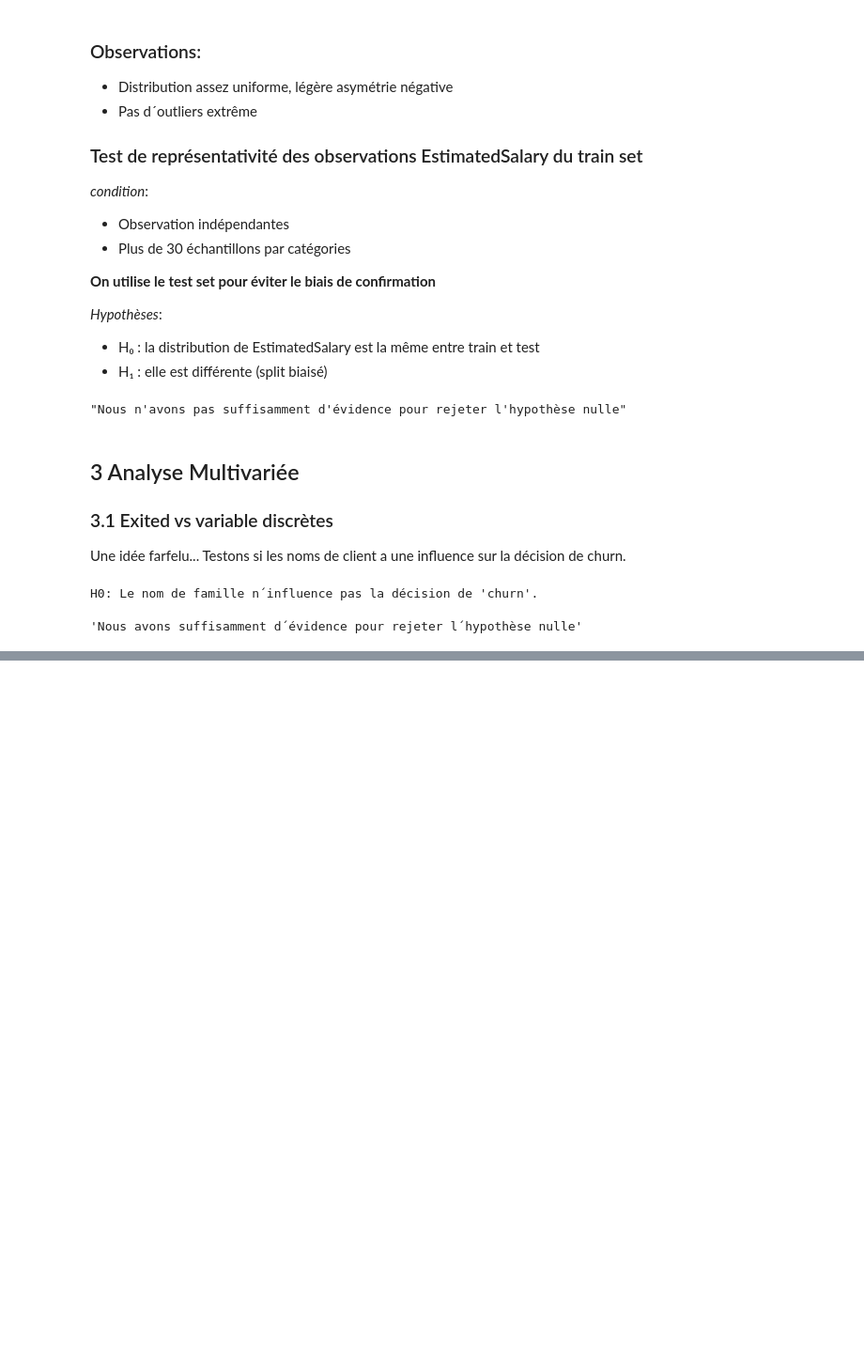
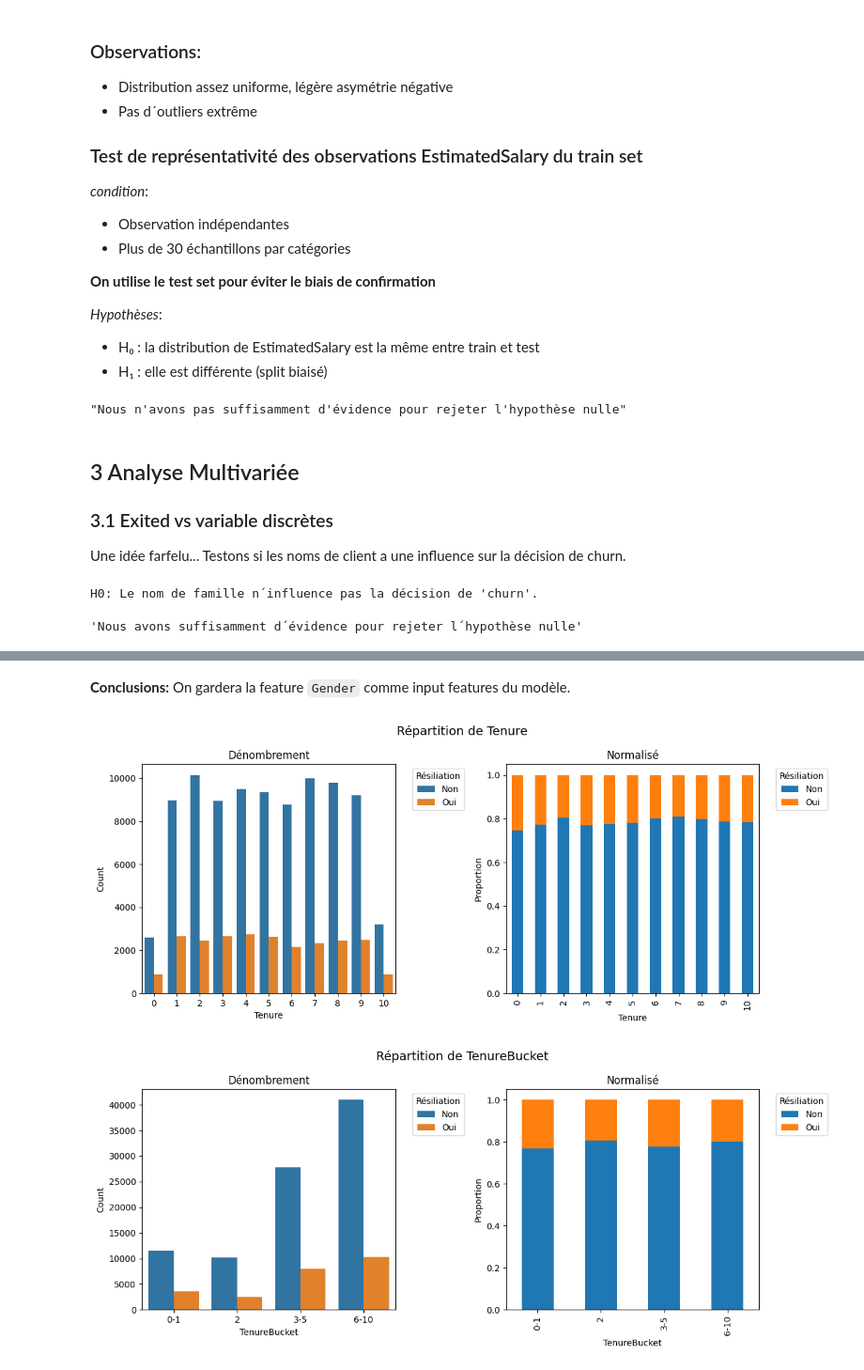
Before and after one commit to lbihin/mlpro-classification-bank-churn-2025, a Jupyter notebook: eda/eda.ipynb, the cells around one changed output, grey strips where cells are left out. Shown at 94% size. Cells and saved outputs as stored; diff of their text form; code cells hidden in the pictures; blank space fills up the shorter version.

```diff
--- a/eda/eda.ipynb
+++ b/eda/eda.ipynb
@@ -2536,0 +1257,71 @@ afficher_feature_continue_vs_target_par_pays(feature='churn_score', second_featu
+# %% [markdown]
+**Conclusions:** On gardera la feature `Gender` comme input features du modèle.
+# %%
+from itertools import combinations
+from statsmodels.stats.proportion import proportions_ztest
+
+afficher_feature_vs_target('Tenure', train_df)
+
+bucket_map = trouver_groupes(train_df, 'Tenure', alpha=ALPHA)
+train_df = regrouper(train_df, bucket_map, 'Tenure', 'TenureBucket')
+
+afficher_feature_vs_target('TenureBucket', train_df)
+
+print("Test H₀:")
+h0 = "Le taux de résiliation est identique quelque soit l´ancienneté"
+contingency = pd.crosstab(test_df.Tenure, test_df[TARGET])
+chi2, p_value, dof, expected = stats.chi2_contingency(contingency)
+if p_value < ALPHA:
+    print(f'{h0 :-<85} H₀ rejetée')
+else :
+    print(f"{h0 :-<85} '-'")
+
+
+h0 = "Les nouveaux clients résilient autant que les autres."
+
+test_df['IsNewCustomer'] = (test_df.Tenure == 0).astype(bool)
+contingency = pd.crosstab(test_df.IsNewCustomer, test_df.Exited)
+
+n_success = contingency[1].values  # taux [churn ResteMonde, churn germany]
+n_obs = contingency.sum(axis=1).values
+stat, p_value = proportions_ztest(n_success, n_obs, alternative='two-sided')
+if p_value < ALPHA:
+    print(f'{h0 :-<85} H₀ rejetée')
+else :
+    print(f"{h0 :-<85} '-'")
+
+h0 = "Les anciens clients résilient autant que les autres."
+
+test_df['IsLoyalCustomer'] = (test_df.Tenure >= 8).astype(bool)
+contingency = pd.crosstab(test_df.IsLoyalCustomer, test_df.Exited)
+
+n_success = contingency[1].values  # taux [churn ResteMonde, churn germany]
+n_obs = contingency.sum(axis=1).values
+stat, p_value = proportions_ztest(n_success, n_obs, alternative='two-sided')
+if p_value < ALPHA:
+    print(f'{h0 :-<85} H₀ rejetée')
+else :
+    print(f"{h0 :-<85} '-'")
+
+print("Le taux de résiliation est identique entre:")
+test_df = regrouper(test_df, bucket_map, 'Tenure', 'TenureBucket')
+h0 = "les taux de résiliation sont les mêmes dans toute bucket"
+contingency = pd.crosstab(test_df.TenureBucket, test_df.Exited)
+pairs, p_vals = [], []
+for g1, g2 in combinations(contingency.index, 2):
+    h0 = f"\t'{g1}' et '{g2}'."
+    n_success = [contingency.loc[g1, 1], contingency.loc[g2, 1]]
+    n_obs     = [contingency.loc[g1].sum(), contingency.loc[g2].sum()]
+
+    stat, p_value = proportions_ztest(n_success, n_obs, alternative='two-sided')
+
+    verdict = "H₀ rejetée" if p_value < ALPHA else "-"
+    print(f"{h0 :-<85} {verdict}")
+
+
+contingency = pd.crosstab(test_df['TenureBucket'], test_df[TARGET])
+chi2, p_value, dof, expected = stats.chi2_contingency(contingency)
+influence_variable(score_chi2=chi2, table_contingency=contingency)
+# %% [output]
+[figure, added]
+[figure, added]
```
Also changed, not shown: parts of 89 cells of this notebook, 2 other files.
